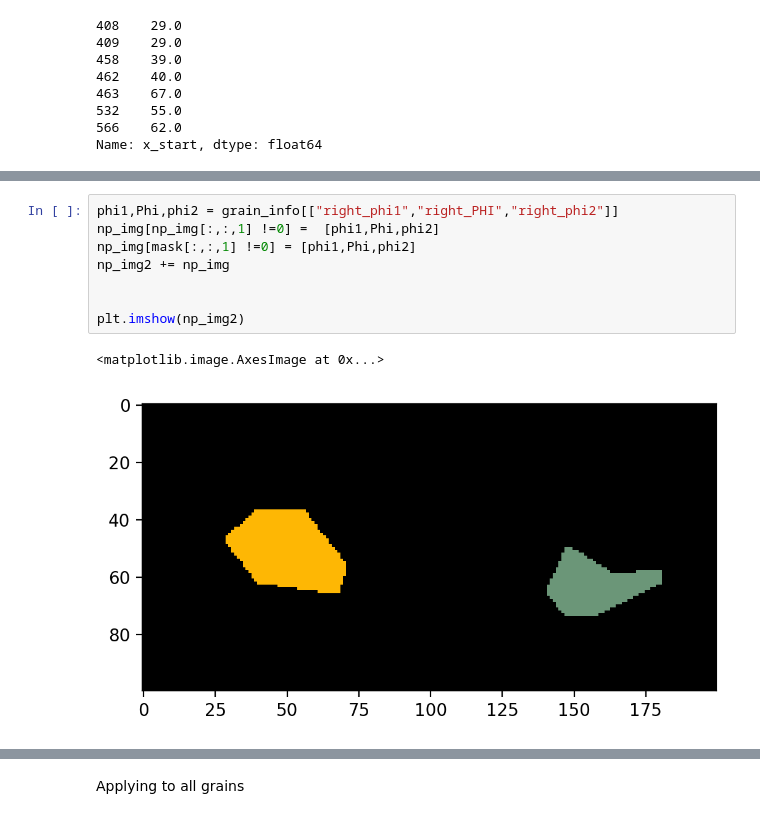
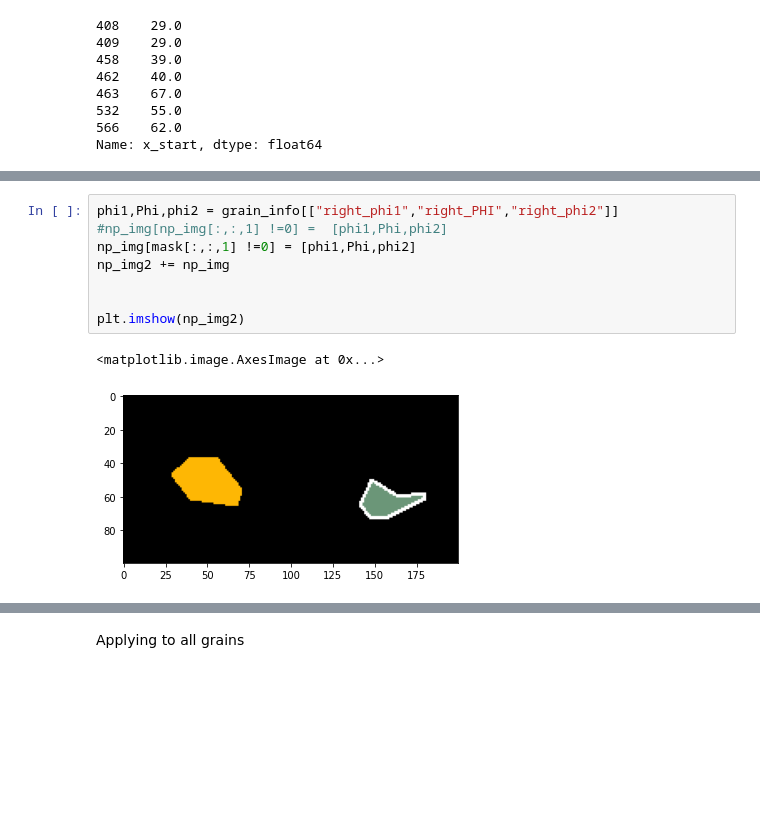
Before and after one commit to bruno-manoel-dbki/tantalum, a Jupyter notebook: source/Grain selection.ipynb, the cells around one changed output, grey strips where cells are left out. Saved outputs shown, nothing was run; the diff lists cells and outputs as text; blank space fills up the shorter version.

```diff
--- a/source/Grain selection.ipynb
+++ b/source/Grain selection.ipynb
@@ -281,14 +281,14 @@ plt.imshow(np_img)
 # %%
 phi1,Phi,phi2 = grain_info[["right_phi1","right_PHI","right_phi2"]]
-np_img[np_img[:,:,1] !=0] =  [phi1,Phi,phi2]
+#np_img[np_img[:,:,1] !=0] =  [phi1,Phi,phi2]
 np_img[mask[:,:,1] !=0] = [phi1,Phi,phi2]
 np_img2 += np_img
 
 
 plt.imshow(np_img2)
 # %% [output]
 <matplotlib.image.AxesImage at 0x...>
-[figure, old version]
+[figure, new version]
 # %%
 plt.imshow(np_img2+np_img)
 # %% [output]
```
Also changed, not shown: parts of 9 cells of this notebook, 2 other files.
